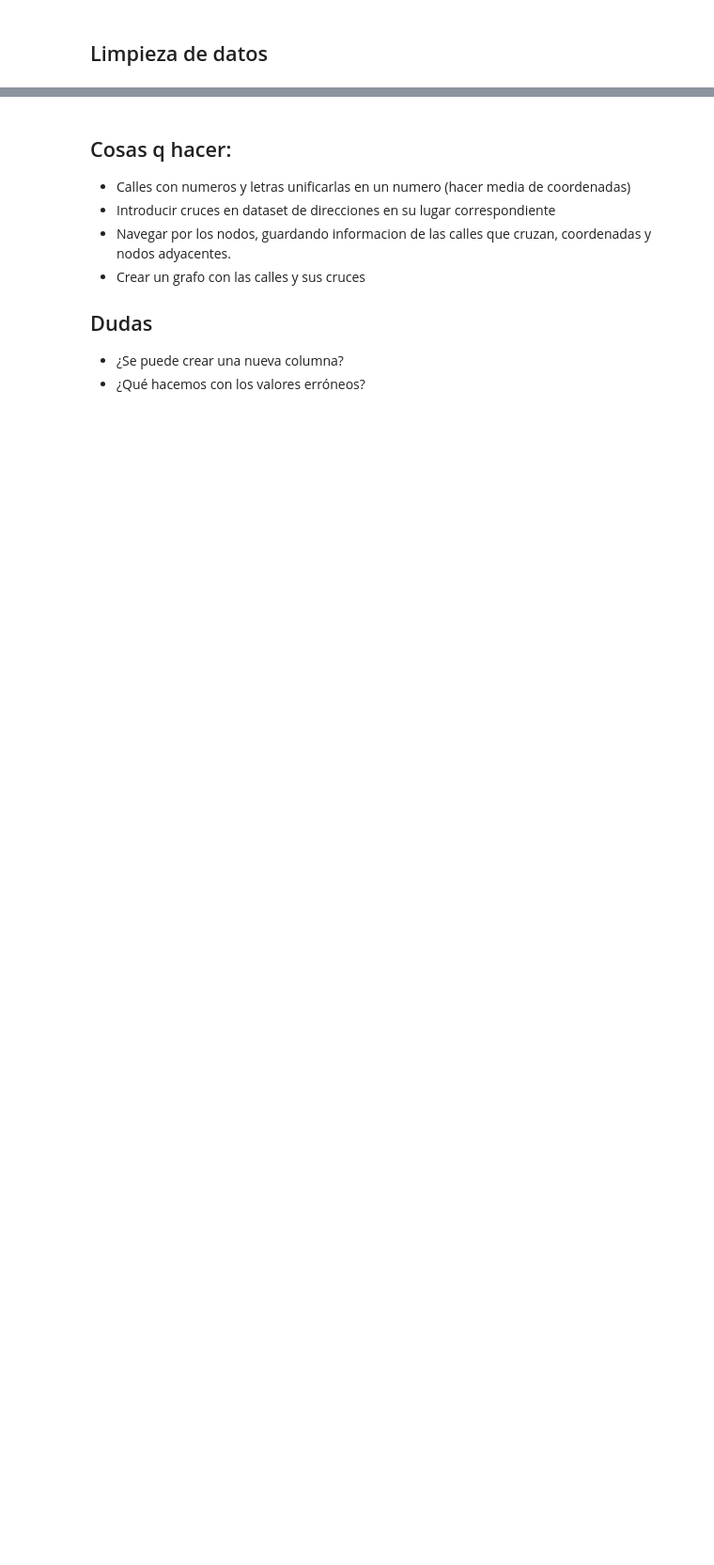
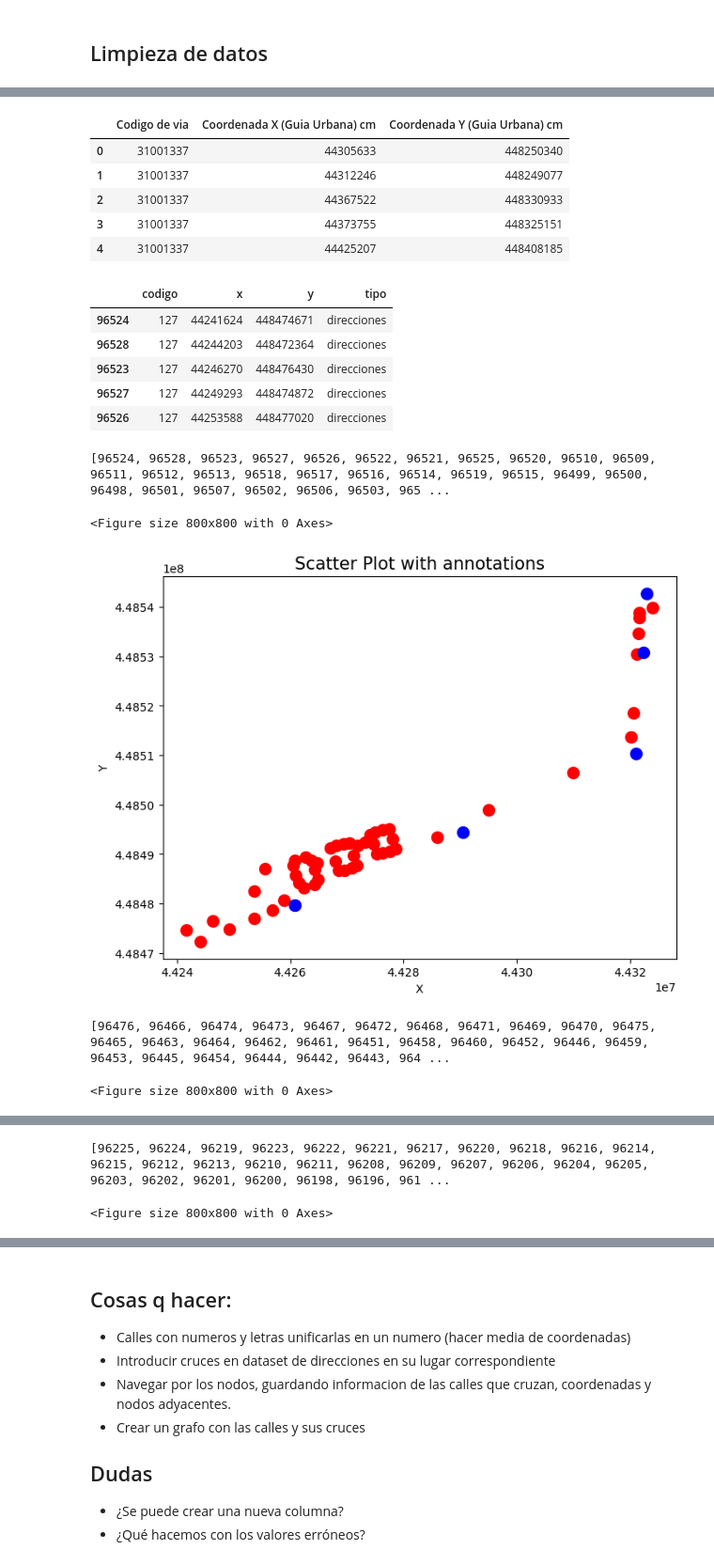
Before and after one commit to xAlexMGGx/GPS, a Jupyter notebook: gps.ipynb, the cells around one changed output, grey strips where cells are left out. Shown at 94% size. Cells and saved outputs as stored; diff of their text form; code cells hidden in the pictures; blank space fills up the shorter version.

```diff
--- a/gps.ipynb
+++ b/gps.ipynb
@@ -60,3 +75,81 @@ for index, row in cruces.iterrows():
     elif row['Clase de la via que cruza'] == 'GLORIETA':
         cruces.iloc[index, cruces.columns.get_loc('Coordenada X (Guia Urbana) cm (cruce)')] = coords_glorietas[row['Codigo de via que cruza o enlaza']][0]
         cruces.iloc[index, cruces.columns.get_loc('Coordenada Y (Guia Urbana) cm (cruce)')] = coords_glorietas[row['Codigo de via que cruza o enlaza']][1]
+# %%
+import warnings
+warnings.filterwarnings('ignore')
+
+d = direcciones[['Codigo de via', 'Coordenada X (Guia Urbana) cm', 'Coordenada Y (Guia Urbana) cm']]
+display(d.head())
+d['tipo'] = ['direcciones' for i in range(len(d))]
+
+d = d.rename(columns={'Codigo de via': 'codigo'})
+
+
+d = d.rename(columns={'Coordenada X (Guia Urbana) cm': 'x'})
+
+
+d = d.rename(columns={'Coordenada Y (Guia Urbana) cm': 'y'})
+
+
+d['codigo'] = d['codigo'].astype(int)
+d = d[d['x'] != '000000-100']
+
+d['x'] = d['x'].astype(int)
+d['y'] = d['y'].astype(int)
+
+
+c = cruces[['Codigo de vía tratado', 'Coordenada X (Guia Urbana) cm (cruce)', 'Coordenada Y (Guia Urbana) cm (cruce)']]
+c['tipo'] = ['cruces' for i in range(len(c))]
+c = c.rename(columns={'Codigo de vía tratado': 'codigo'})
+c = c.rename(columns={'Coordenada X (Guia Urbana) cm (cruce)': 'x'})
+c = c.rename(columns={'Coordenada Y (Guia Urbana) cm (cruce)': 'y'})
+c['codigo'] = c['codigo'].astype(int)
+c['x'] = c['x'].astype(int)
+c['y'] = c['y'].astype(int)
+
+# for cruce in c.iterrows():
+
+# ordenar d por coordenadas y codigo de via
+
+d = d.sort_values(by=['codigo', 'x', 'y'])
+display(d.head())
+
+# graficar los puntos del codigo 127
+import matplotlib.pyplot as plt
+for n in [127,31000091,375700, 471100]:
+    plt.figure(figsize=(8, 8))
+
+    x = d[d['codigo'] == n]['x']
+    y = d[d['codigo'] == n]['y']
+
+    annotations=[i.Index for i in d[d['codigo'] == n].itertuples()]
+    print(annotations)
+    plt.figure(figsize=(8,6))
+    plt.scatter(x,y,s=100,color="red")
+    plt.scatter(c[c['codigo']== n]['x'], c[c['codigo']== n]['y'],s=100,color="blue")
+    plt.xlabel("X")
+    plt.ylabel("Y")
+    plt.title("Scatter Plot with annotations",fontsize=15)
+    #for i, label in enumerate(annotations):
+    #    plt.annotate(label, (x.values[i], y.values[i]))
+
+    plt.show()
+# %% [output]
+|  | Codigo de via | Coordenada X (Guia Urbana) cm | Coordenada Y (Guia Urbana) cm |
+| 0 | 31001337 | 44305633 | 448250340 |
+| 1 | 31001337 | 44312246 | 448249077 |
+| 2 | 31001337 | 44367522 | 448330933 |
+| 3 | 31001337 | 44373755 | 448325151 |
+| 4 | 31001337 | 44425207 | 448408185 |
+|  | codigo | x | y | tipo |
+| 96524 | 127 | 44241624 | 448474671 | direcciones |
+| 96528 | 127 | 44244203 | 448472364 | direcciones |
+| 96523 | 127 | 44246270 | 448476430 | direcciones |
+| 96527 | 127 | 44249293 | 448474872 | direcciones |
+| 96526 | 127 | 44253588 | 448477020 | direcciones |
+[96524, 96528, 96523, 96527, 96526, 96522, 96521, 96525, 96520, 96510, 96509, 96511, 96512, 96513, 96518, 96517, 96516, 96514, 96519, 96515, 96499, 96500, 96498, 96501, 96507, 96502, 96506, 96503, 965 ...
+<Figure size 800x800 with 0 Axes>
+[figure, added]
+[96476, 96466, 96474, 96473, 96467, 96472, 96468, 96471, 96469, 96470, 96475, 96465, 96463, 96464, 96462, 96461, 96451, 96458, 96460, 96452, 96446, 96459, 96453, 96445, 96454, 96444, 96442, 96443, 964 ...
+<Figure size 800x800 with 0 Axes>
@@ -62,0 +157,2 @@ for index, row in cruces.iterrows():
+[96225, 96224, 96219, 96223, 96222, 96221, 96217, 96220, 96218, 96216, 96214, 96215, 96212, 96213, 96210, 96211, 96208, 96209, 96207, 96206, 96204, 96205, 96203, 96202, 96201, 96200, 96198, 96196, 961 ...
+<Figure size 800x800 with 0 Axes>
```
Also changed, not shown: parts of 5 cells of this notebook.
